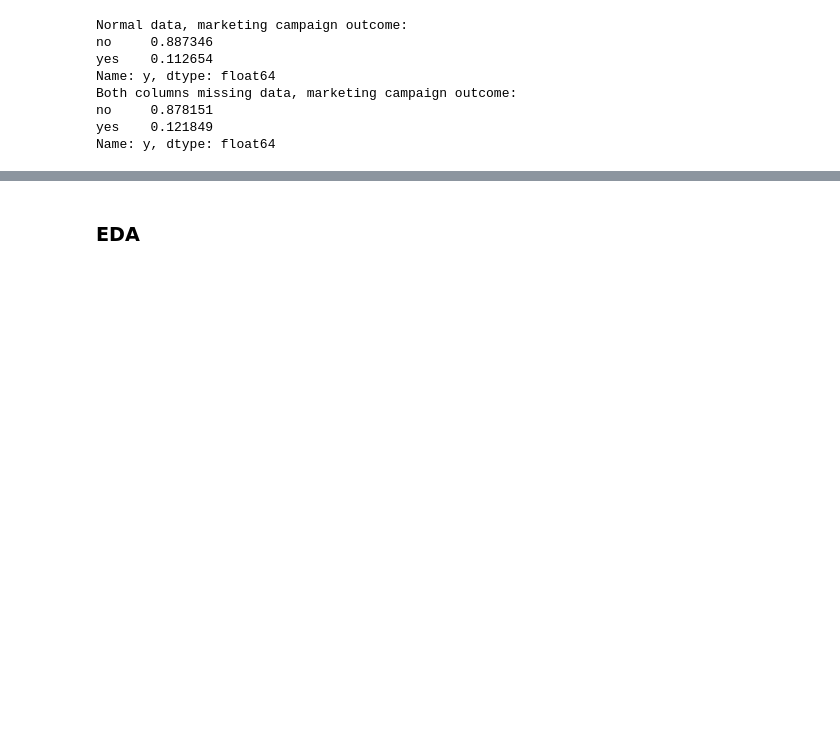
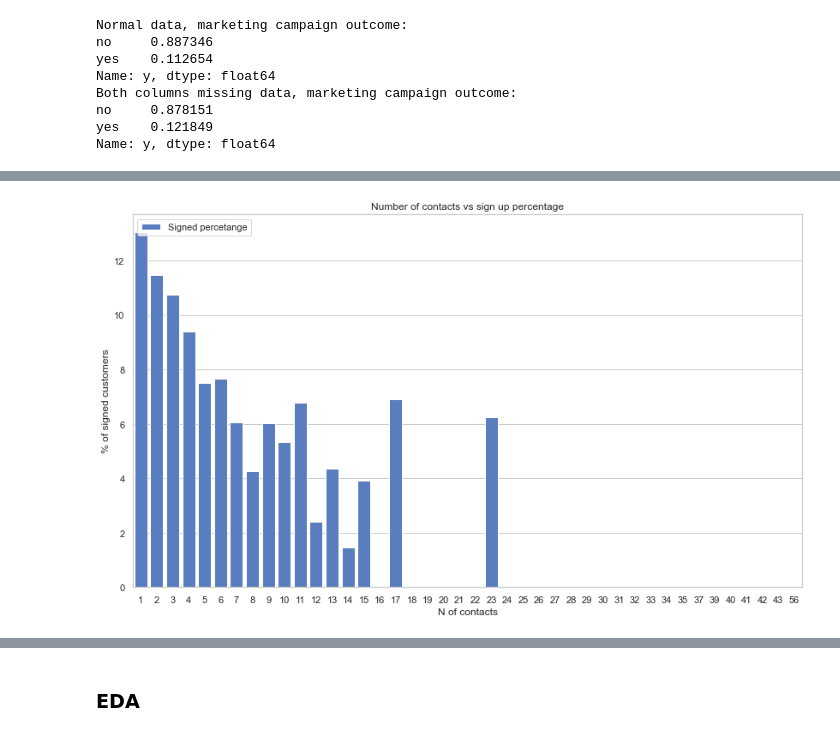
Before and after one commit to 314ka4y/Customer_churn, a Jupyter notebook: Customer_sign.ipynb, the cells around one changed output, grey strips where cells are left out. Cells and saved outputs as stored; diff of their text form; code cells hidden in the pictures; blank space fills up the shorter version.

```diff
--- a/Customer_sign.ipynb
+++ b/Customer_sign.ipynb
@@ -375,0 +427,17 @@ list(df["education"].value_counts().index)
+# %%
+sns.set_theme(style="whitegrid")
+
+fig, ax = plt.subplots(figsize=(14, 8))
+x_labels = list(df["campaign"].value_counts().index)
+
+sns.set_color_codes("muted")
+sns.barplot(data = df, x = df.groupby("campaign")["y"].sum().index,
+            y =  df.groupby("campaign")["y"].sum()/df.groupby("campaign")["y"].count()*100,
+            color = "b", label = "Signed percetange")
+ax.legend(ncol=2, loc="upper left", frameon=True)
+ax.set_xlabel("N of contacts")
+ax.set_ylabel("% of signed customers")
+ax.set_title("Number of contacts vs sign up percentage")
+plt.savefig("./img/EDA2.png")
+# %% [output]
+[figure, added]
```
Also changed, not shown: parts of 137 cells of this notebook, 2 other files.
